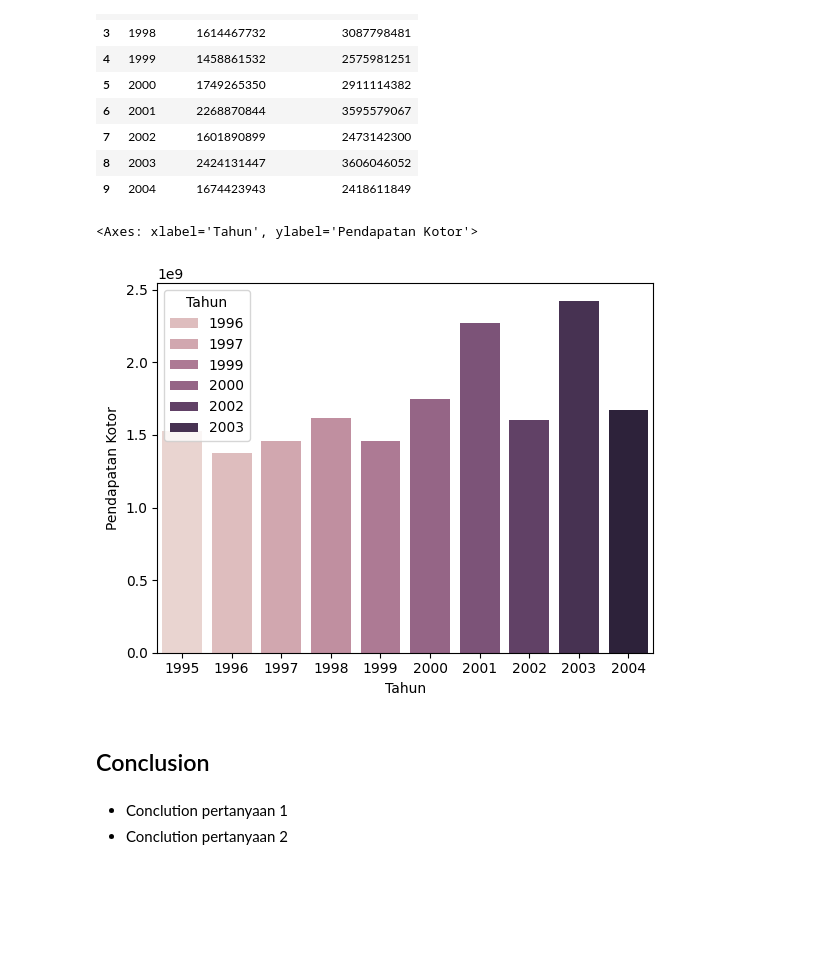
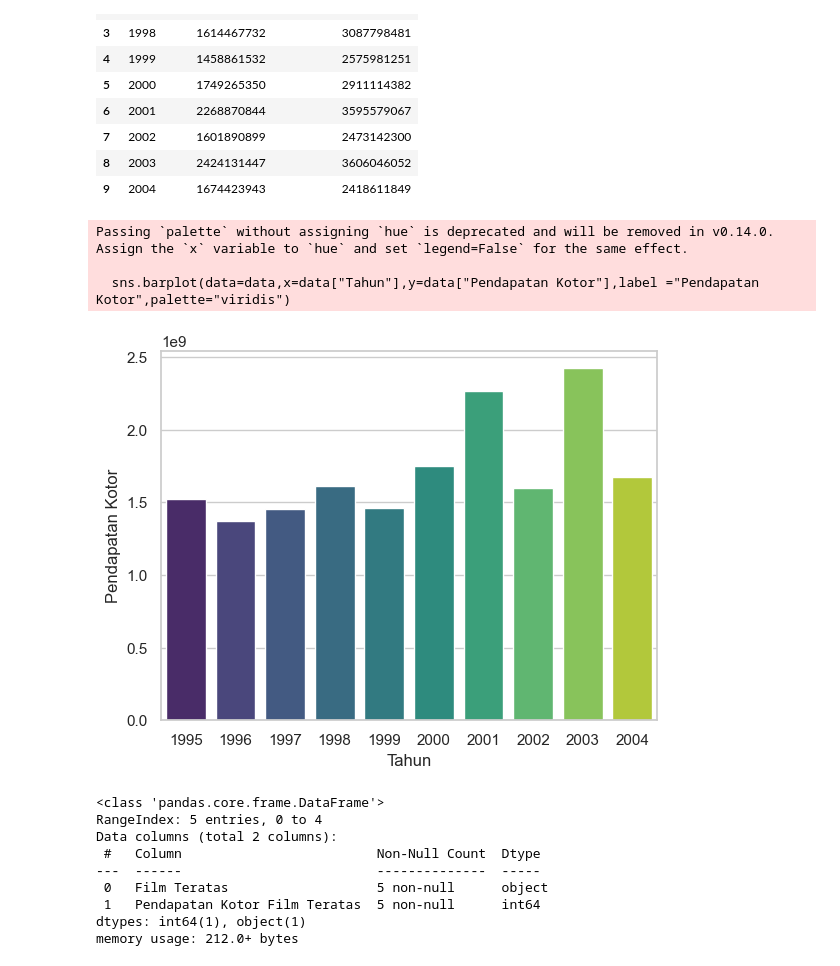
Before and after one commit to Alvi399/Analisa-Industri-Film, a Jupyter notebook: notebook.ipynb, the cells around one changed output. Cells and saved outputs as stored; diff of their text form; code cells hidden in the pictures; blank space fills up the shorter version.

```diff
--- a/notebook.ipynb
+++ b/notebook.ipynb
@@ -277,12 +279,23 @@ data
 | 9 | 2004 | 1674423943 | 2418611849 |
 # %%
 # Plot pendapatan kotor
-sns.barplot(data=data,x=data["Tahun"],y=data["Pendapatan Kotor"],hue=data["Tahun"])
+sns.barplot(data=data,x=data["Tahun"],y=data["Pendapatan Kotor"],label ="Pendapatan Kotor",palette="viridis")
+plt.show()
 # %% [output]
-<Axes: xlabel='Tahun', ylabel='Pendapatan Kotor'>
+Passing `palette` without assigning `hue` is deprecated and will be removed in v0.14.0. Assign the `x` variable to `hue` and set `legend=False` for the same effect.
+
+  sns.barplot(data=data,x=data["Tahun"],y=data["Pendapatan Kotor"],label ="Pendapatan Kotor",palette="viridis")
-[figure, old version]
+[figure, new version]
-# %% [markdown]
-## Conclusion
-# %% [markdown]
-- Conclution pertanyaan 1
-- Conclution pertanyaan 2
+# %%
+data = exp_film_dengan_pendapatan_kotor_terbanyak.head(5)
+data.info()
+# %% [output]
+<class 'pandas.core.frame.DataFrame'>
+RangeIndex: 5 entries, 0 to 4
+Data columns (total 2 columns):
+ #   Column                         Non-Null Count  Dtype
+---  ------                         --------------  -----
+ 0   Film Teratas                   5 non-null      object
+ 1   Pendapatan Kotor Film Teratas  5 non-null      int64
+dtypes: int64(1), object(1)
+memory usage: 212.0+ bytes
```
Also changed, not shown: parts of 6 cells of this notebook, 5 other files.
